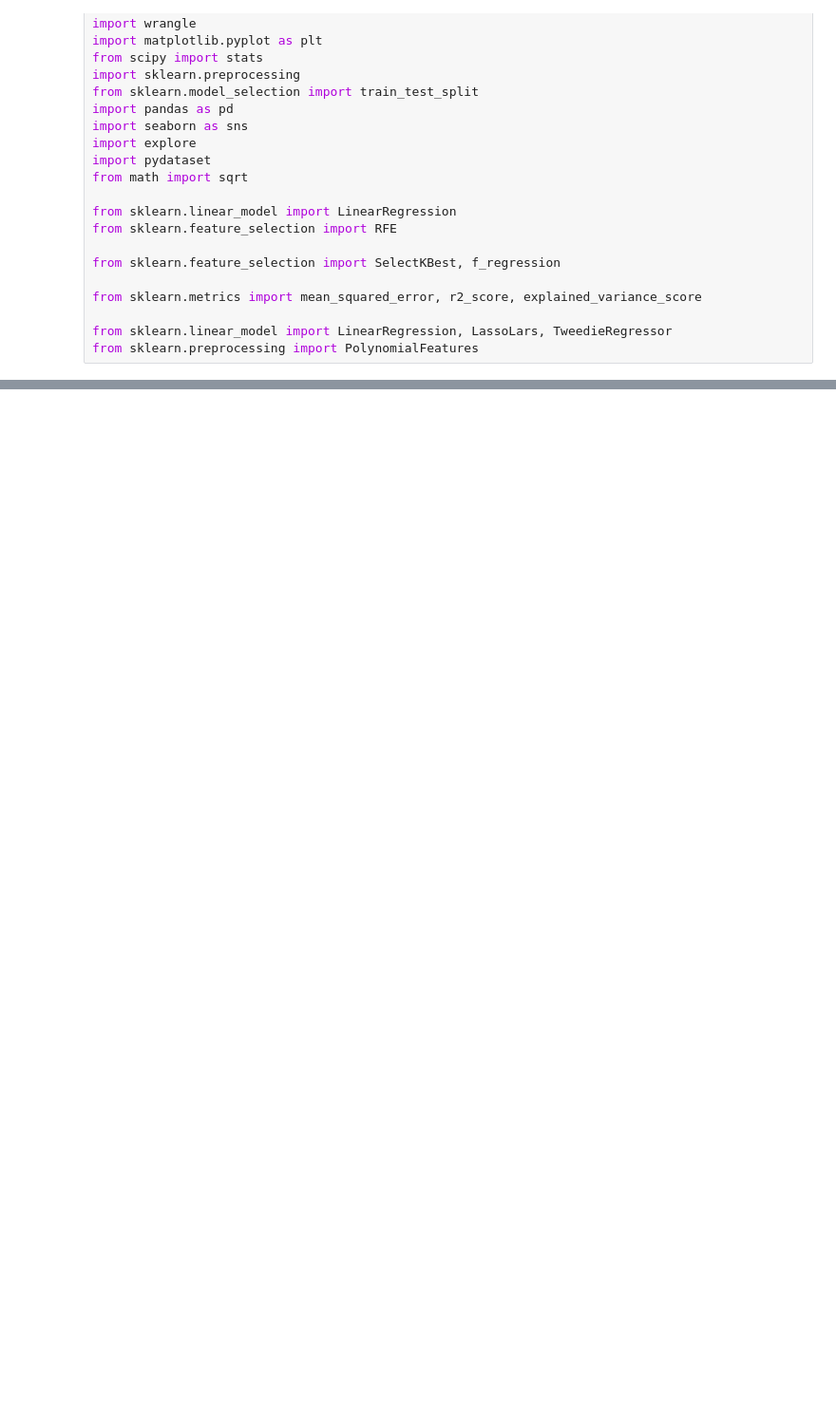
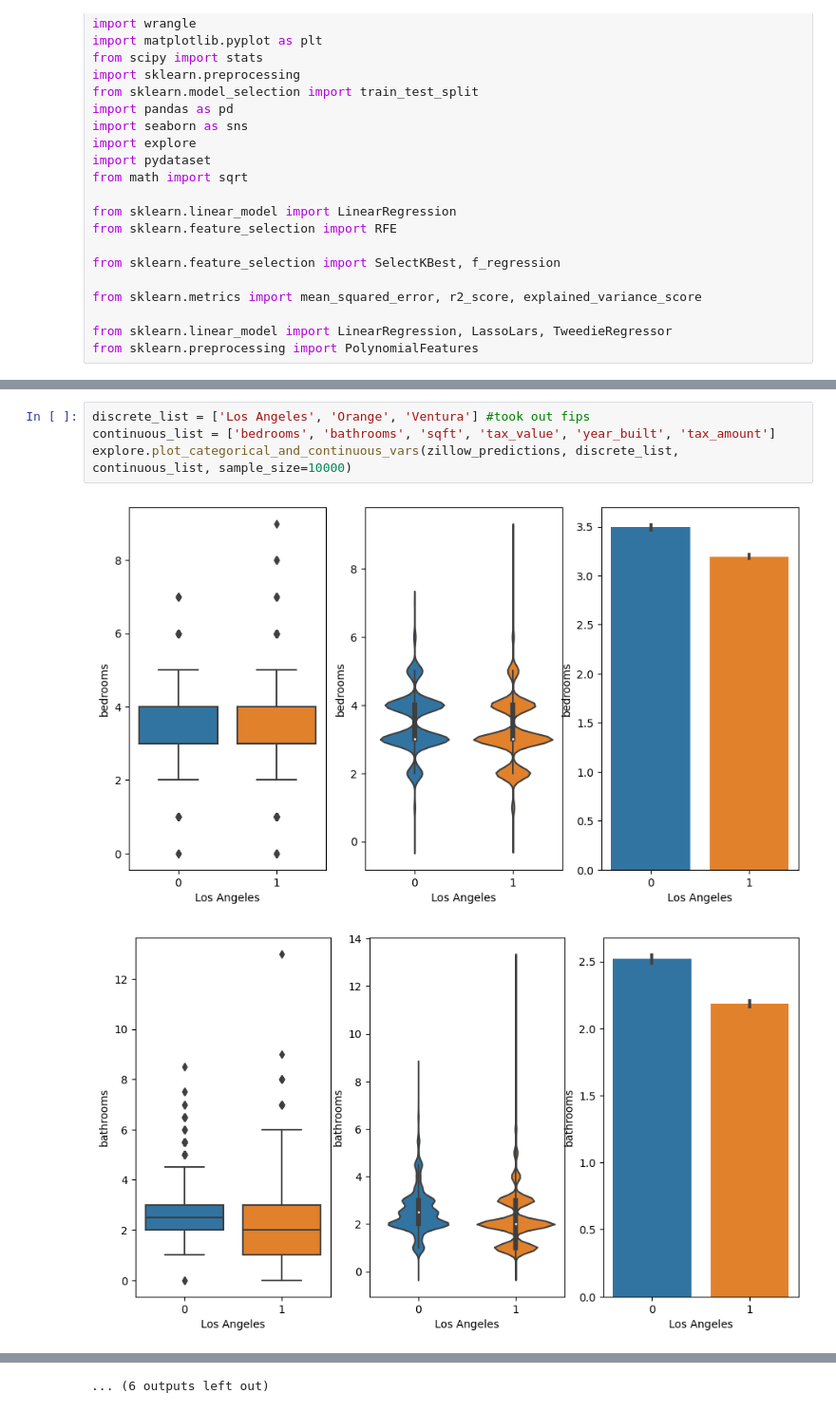
Before and after one commit to Alfred-W-S-Pirovits-Jr/regression-exercises, a Jupyter notebook: project_prelim.ipynb, the cells around one changed output, grey strips where cells are left out. Shown at 95% size. Saved outputs shown, nothing was run; the diff lists cells and outputs as text; blank space fills up the shorter version.

```diff
--- a/project_prelim.ipynb
+++ b/project_prelim.ipynb
@@ -44,0 +99,7 @@ zillow_predictions
+# %%
+discrete_list = ['Los Angeles', 'Orange', 'Ventura'] #took out fips
+continuous_list = ['bedrooms', 'bathrooms', 'sqft', 'tax_value', 'year_built', 'tax_amount']
+explore.plot_categorical_and_continuous_vars(zillow_predictions, discrete_list, continuous_list, sample_size=10000)
+# %% [output]
+[figure, added]
+[figure, added]
@@ -44,0 +116 @@ zillow_predictions
+... (6 outputs left out)
```
Also changed, not shown: parts of 40 cells of this notebook.
